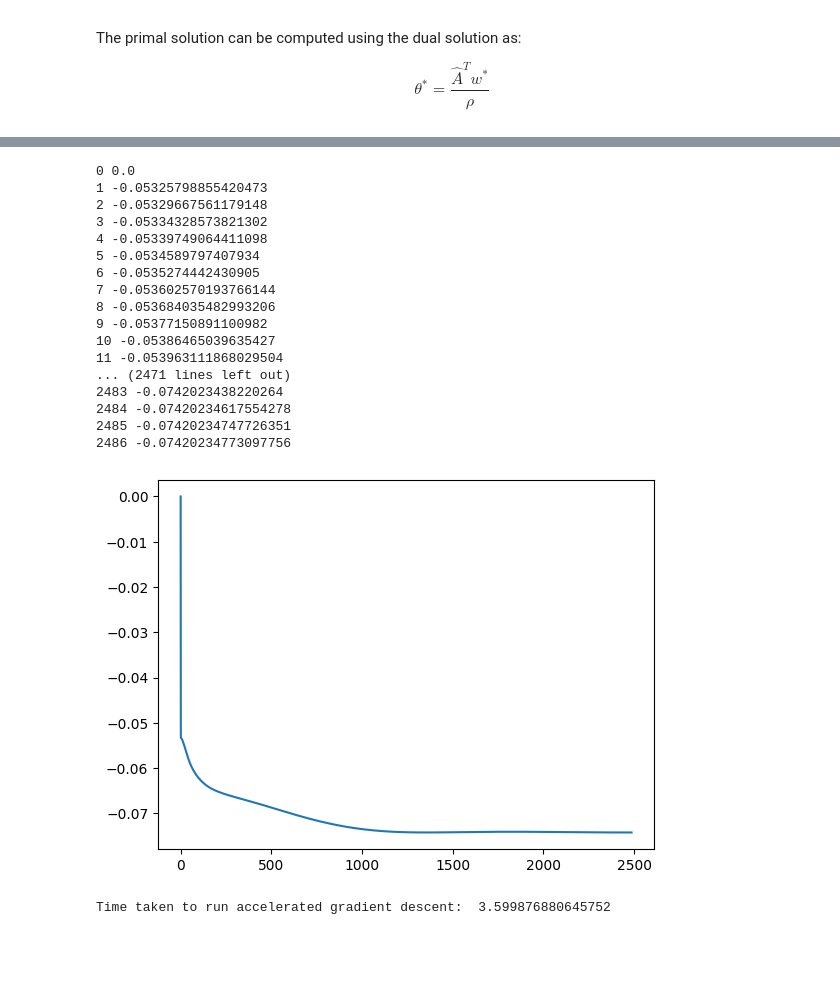
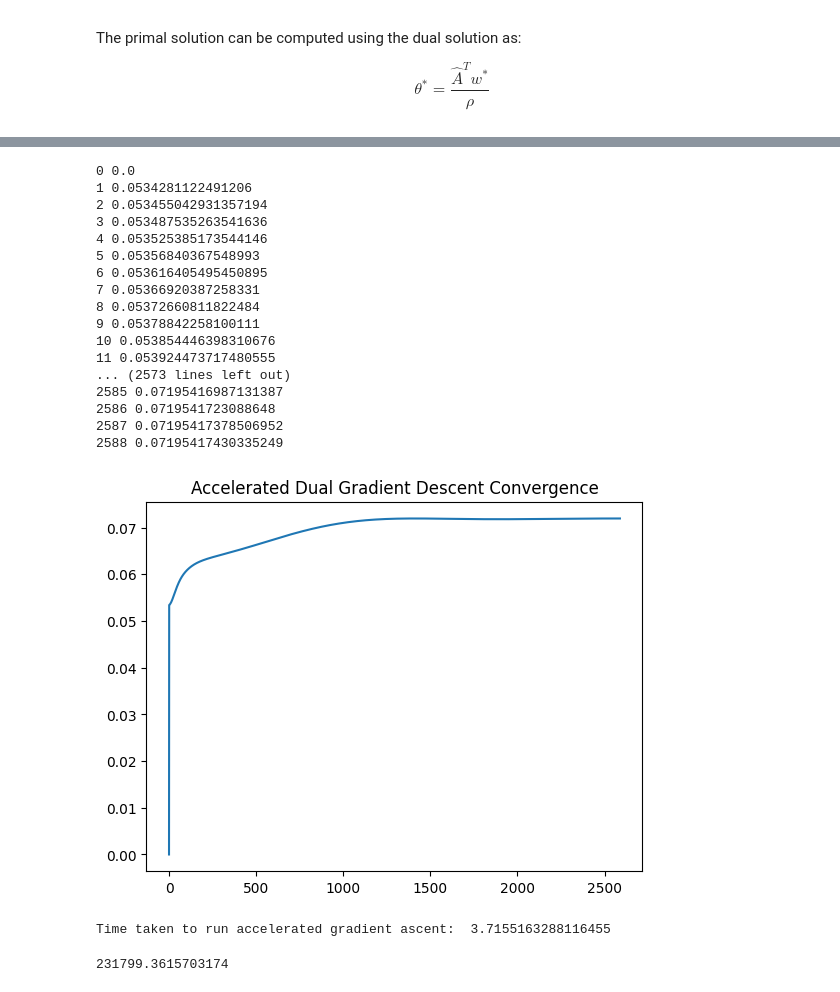
Before and after one commit to GauthamBellamkonda/ConvexOptProject, a Jupyter notebook: code.ipynb, the cells around one changed output, grey strips where cells are left out. Saved outputs shown, nothing was run; the diff lists cells and outputs as text; code cells hidden in the pictures; blank space fills up the shorter version.

```diff
--- a/code.ipynb
+++ b/code.ipynb
@@ -232,25 +288,31 @@ Time taken to run accelerated gradient descent:  0.722550630569458
 # %%
 start = time.time()
-objective_values = accelerated_gradient_descent(dual_objective, dual_gradient, L_dual, 1e-9)
+objective_values_dual = accelerated_gradient_ascent_dual()
 end = time.time()
-print("Time taken to run accelerated gradient descent: ", end - start)
+print("Time taken to run accelerated gradient ascent: ", end - start)
 # %% [output]
 0 0.0
-1 -0.05325798855420473
-2 -0.05329667561179148
-3 -0.05334328573821302
-4 -0.05339749064411098
-5 -0.0534589797407934
-6 -0.0535274442430905
-7 -0.053602570193766144
-8 -0.053684035482993206
-9 -0.05377150891100982
-10 -0.05386465039635427
-11 -0.053963111868029504
-... (2471 lines left out)
-2483 -0.0742023438220264
-2484 -0.07420234617554278
-2485 -0.07420234747726351
-2486 -0.07420234773097756
+1 0.0534281122491206
+2 0.053455042931357194
+3 0.053487535263541636
+4 0.053525385173544146
+5 0.05356840367548993
+6 0.053616405495450895
+7 0.05366920387258331
+8 0.05372660811822484
+9 0.05378842258100111
+10 0.053854446398310676
+11 0.053924473717480555
+... (2573 lines left out)
+2585 0.07195416987131387
+2586 0.0719541723088648
+2587 0.07195417378506952
+2588 0.07195417430335249
-[figure, old version]
+[figure, new version]
-Time taken to run accelerated gradient descent:  3.599876880645752
+Time taken to run accelerated gradient ascent:  3.7155163288116455
+# %%
+# the constant involved in algorithmic complexity
+
+(lambda_max/lambda_min)*(L_rho/mu_rho)
+# %% [output]
+231799.3615703174
```
Also changed, not shown: parts of 18 cells of this notebook, 1 other file.
